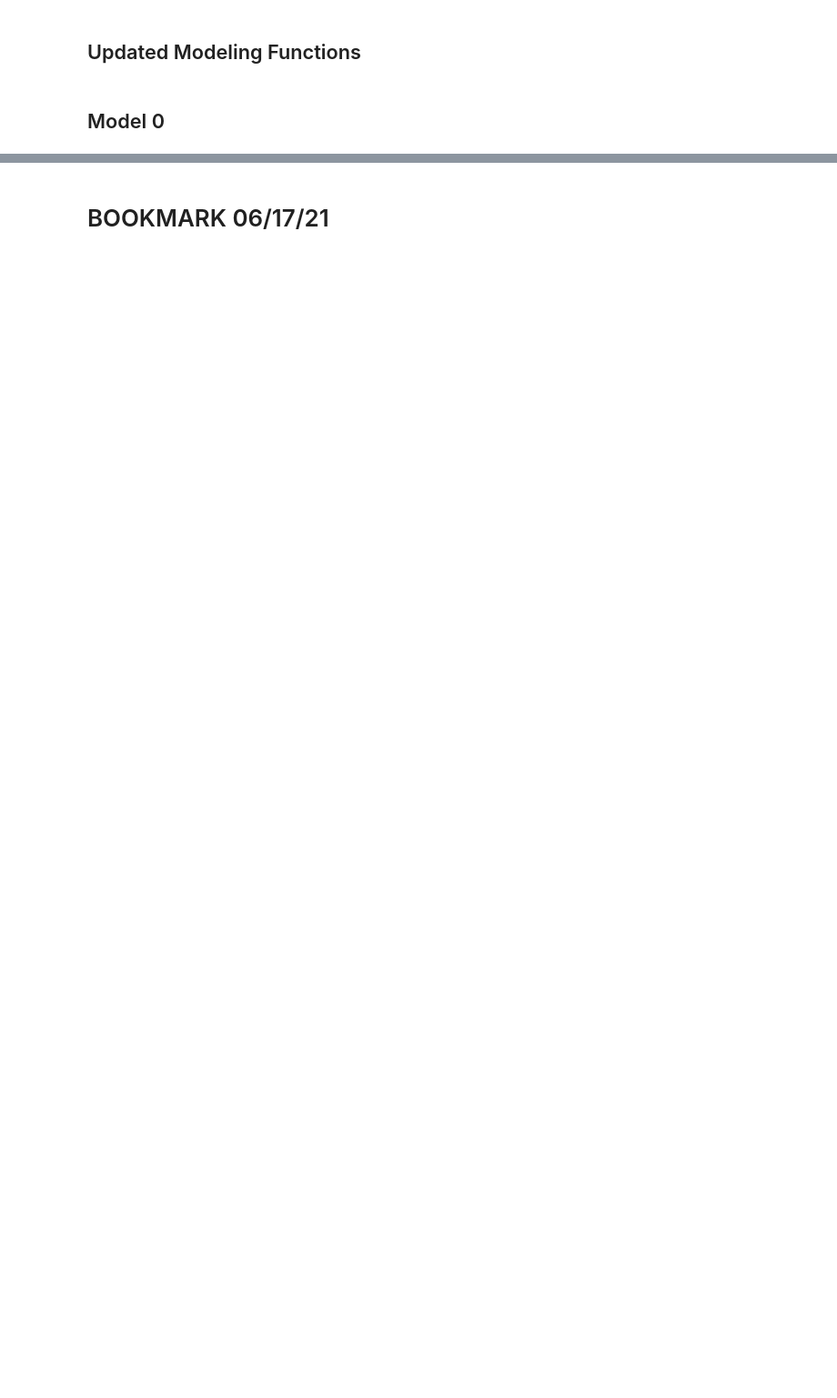
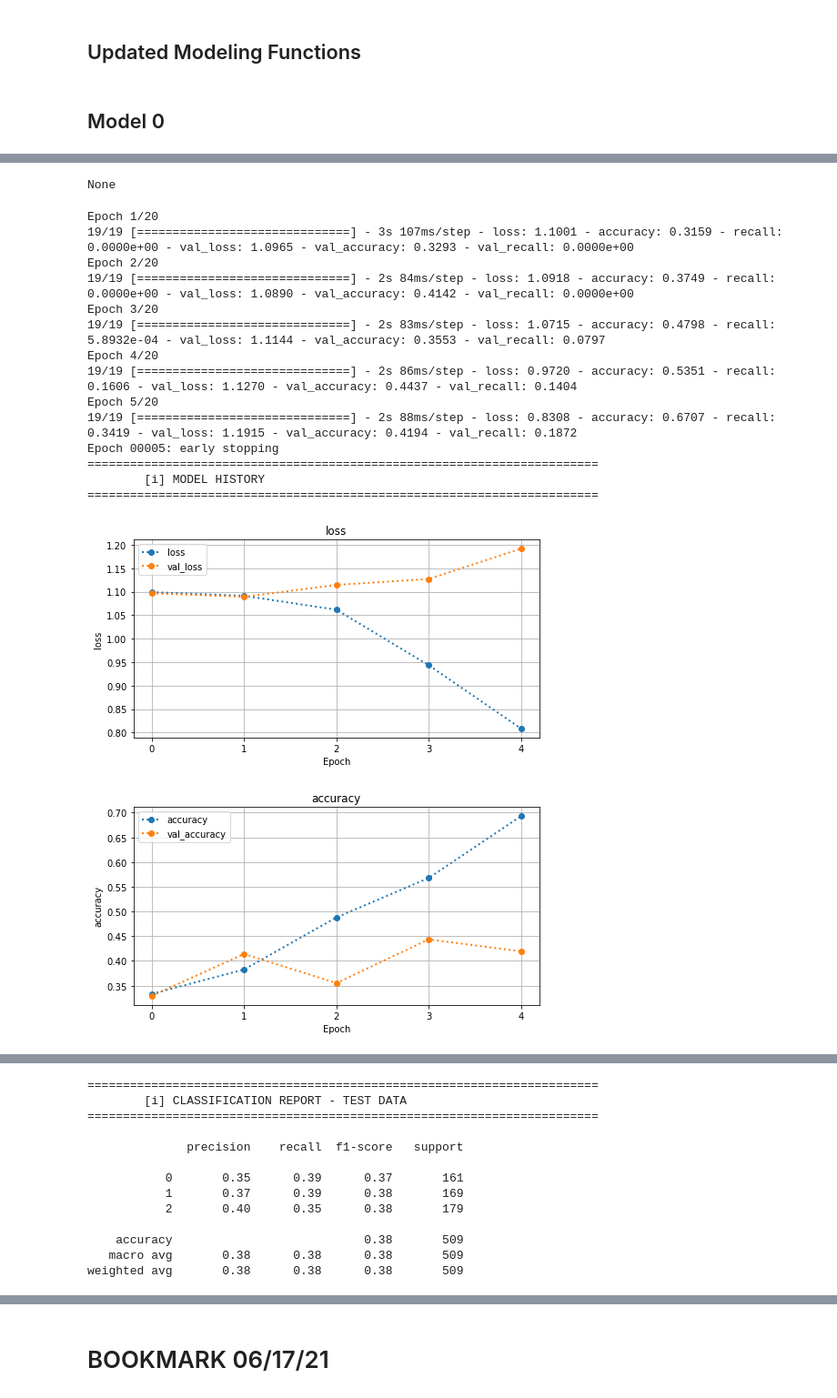
Before and after one commit to jirvingphd/dsc-5-capstone-project-online-ds-ft-021119, a Jupyter notebook: Capstone_Project_part1_NLP.ipynb, the cells around one changed output, grey strips where cells are left out. Shown at 91% size. Cells and saved outputs as stored; diff of their text form; code cells hidden in the pictures; blank space fills up the shorter version.

```diff
--- a/Capstone_Project_part1_NLP.ipynb
+++ b/Capstone_Project_part1_NLP.ipynb
@@ -811,6 +1085,6 @@ ihelp_menu([ji.undersample_df_to_match_classes])
 # %%
 ## RESTRICTING TIME DELTAS FOR MODEL
-remove_delta_time_tweets=True
+REMOVE_DELTA_TIME_TWEETS=True
 
 ## RESAMPLING
 undersample_to_match_classes = True# True
@@ -820,13 +1094,13 @@ class_list_to_keep = None # None=all classes or ['neg','pos']
 ## Display results
 show_tweet_versions = True
 
-
+###############
 print('[0] INITIAL CLASS COUNTS.')
 ## Print initial class balance
 ji.check_class_balance(df_tokenize,col=class_column);
 
 ## REMOVE TWEETS BASED ON TIME BETWEEN TWEET AND STOCK PRICE VALUE
-if remove_delta_time_tweets:
+if REMOVE_DELTA_TIME_TWEETS:
     ## SAMPLE ONLY TWEETS WITHIN 1 DAY OF STOCK MARKET PRICE DATA
     df_sampled = df_tokenize.loc[df_tokenize['delta_time']<'1 day']
     print(f"[1] # OF DAYS REMOVED BY 'delta_time' = {df_tokenize.shape[0]-df_sampled.shape[0]}")
@@ -1107,0 +1478,34 @@ weights_dict
+# %%
+from tensorflow.keras import callbacks, models, layers, optimizers, regularizers
+import tensorflow as tf
+import matplotlib as mpl
+
+early_stop = callbacks.EarlyStopping(monitor='val_loss',#mode='min',min_delta=.001
+                                         patience=3,verbose=2,
+                                     restore_best_weights=False)
+
+
+def make_model():
+    """Make a neural network with a new emebdding layer,
+    an LSTM layer with 25 unit, and a final Dense layer appropriate for the task"""
+    model = models.Sequential()
+    model.add(layers.Embedding(MAX_WORDS+1, EMBEDDING_SIZE))
+    model.add(layers.LSTM(50, return_sequences=True))
+    model.add(layers.GlobalAvgPool1D())
+#     model.add(layers.GlobalAveragePooling1D())
+    model.add(layers.Dense(n_classes, activation='softmax'))
+
+    model.compile(loss='categorical_crossentropy',
+                  optimizer=tf.keras.optimizers.Adam(),#'adam',
+                 metrics=['accuracy', tf.keras.metrics.Recall(name='recall')])
+    display(model.summary())
+    return model
+
+
+## make model and fit
+model= make_model()
+history = model.fit(X_train_pad, y_train, batch_size=128, epochs=20,
+                    validation_split=0.2, workers=-1,callbacks=[early_stop])
+evaluate_network(model,X_test_pad,y_test,history,
+                X_train = X_train_pad,y_train=y_train)
+# %% [output]
@@ -1107,0 +1528,17 @@ weights_dict
+None
+Epoch 1/20
+19/19 [==============================] - 3s 107ms/step - loss: 1.1001 - accuracy: 0.3159 - recall: 0.0000e+00 - val_loss: 1.0965 - val_accuracy: 0.3293 - val_recall: 0.0000e+00
+Epoch 2/20
+19/19 [==============================] - 2s 84ms/step - loss: 1.0918 - accuracy: 0.3749 - recall: 0.0000e+00 - val_loss: 1.0890 - val_accuracy: 0.4142 - val_recall: 0.0000e+00
+Epoch 3/20
+19/19 [==============================] - 2s 83ms/step - loss: 1.0715 - accuracy: 0.4798 - recall: 5.8932e-04 - val_loss: 1.1144 - val_accuracy: 0.3553 - val_recall: 0.0797
+Epoch 4/20
+19/19 [==============================] - 2s 86ms/step - loss: 0.9720 - accuracy: 0.5351 - recall: 0.1606 - val_loss: 1.1270 - val_accuracy: 0.4437 - val_recall: 0.1404
+Epoch 5/20
+19/19 [==============================] - 2s 88ms/step - loss: 0.8308 - accuracy: 0.6707 - recall: 0.3419 - val_loss: 1.1915 - val_accuracy: 0.4194 - val_recall: 0.1872
+Epoch 00005: early stopping
+========================================================================
+        [i] MODEL HISTORY
+========================================================================
+[figure, added]
+[figure, added]
@@ -1107,0 +1564,13 @@ weights_dict
+========================================================================
+        [i] CLASSIFICATION REPORT - TEST DATA
+========================================================================
+
+              precision    recall  f1-score   support
+
+           0       0.35      0.39      0.37       161
+           1       0.37      0.39      0.38       169
+           2       0.40      0.35      0.38       179
+
+    accuracy                           0.38       509
+   macro avg       0.38      0.38      0.38       509
+weighted avg       0.38      0.38      0.38       509
```
Also changed, not shown: parts of 69 cells of this notebook, 5 other files.
